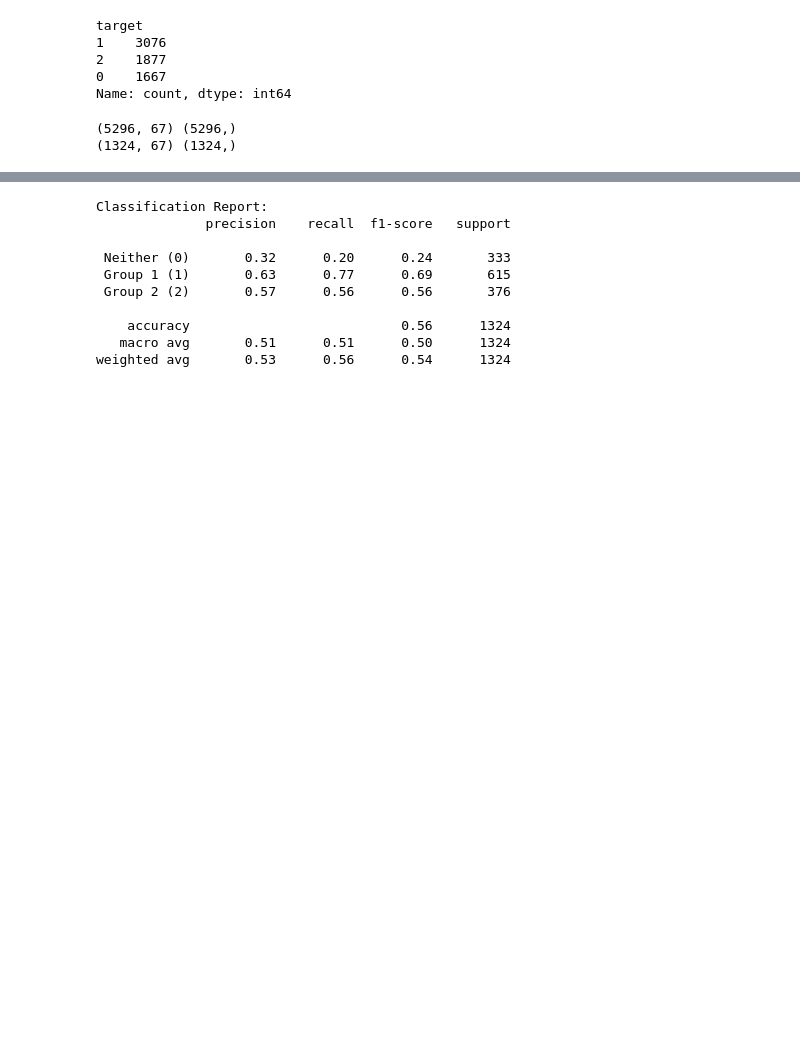
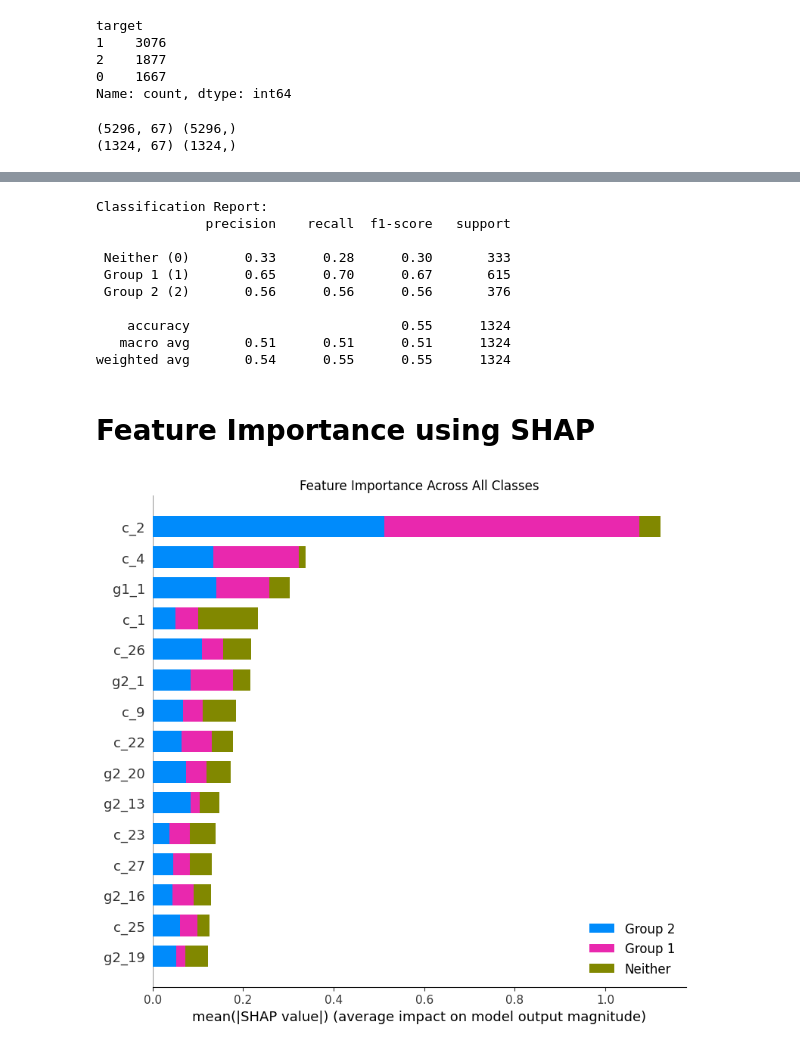
Before and after one commit to anubhavbhardwaj/campaign-targeting-ml, a Jupyter notebook: notebooks/modelling.ipynb, the cells around one changed output, grey strips where cells are left out. Drawn from its saved outputs; the diff is of its cells as text; code cells hidden in the pictures; blank space fills up the shorter version.

Commit message:
Modifies model parameters

```diff
--- a/notebooks/modelling.ipynb
+++ b/notebooks/modelling.ipynb
@@ -51,18 +65,40 @@ LGBMClassifier(class_weight='balanced', colsample_bytree=0.8,
 # %%
-y_pred = model.predict(X_test)
+y_pred_test = model.predict(X_test)
 print("\nClassification Report:")
 print(classification_report(
-    y_test, y_pred,
+    y_test, y_pred_test,
     target_names=['Neither (0)', 'Group 1 (1)', 'Group 2 (2)']
 ))
 # %% [output]
 Classification Report:
               precision    recall  f1-score   support
 
- Neither (0)       0.32      0.20      0.24       333
- Group 1 (1)       0.63      0.77      0.69       615
- Group 2 (2)       0.57      0.56      0.56       376
+ Neither (0)       0.33      0.28      0.30       333
+ Group 1 (1)       0.65      0.70      0.67       615
+ Group 2 (2)       0.56      0.56      0.56       376
 
-    accuracy                           0.56      1324
-   macro avg       0.51      0.51      0.50      1324
-weighted avg       0.53      0.56      0.54      1324
+    accuracy                           0.55      1324
+   macro avg       0.51      0.51      0.51      1324
+weighted avg       0.54      0.55      0.55      1324
+# %% [markdown]
+# Feature Importance using SHAP
+# %%
+explainer = shap.TreeExplainer(model)
+shap_values = explainer.shap_values(X_test)
+# %%
+shap.summary_plot(
+    [shap_values[:, :, 0],   # Neither first
+     shap_values[:, :, 1],   # Group 1 second
+     shap_values[:, :, 2]],  # Group 2 third
+    X_test,
+    plot_type="bar",
+    class_names=["Neither", "Group 1", "Group 2"],
+    max_display=15,
+    show=False
+)
+plt.title("Feature Importance Across All Classes")
+plt.tight_layout()
+plt.savefig('../notebooks/shap_all_classes.png', dpi=150, bbox_inches='tight')
+plt.show()
+# %% [output]
+[figure, added]
```
Also changed, not shown: parts of 6 cells of this notebook, 3 other files.
